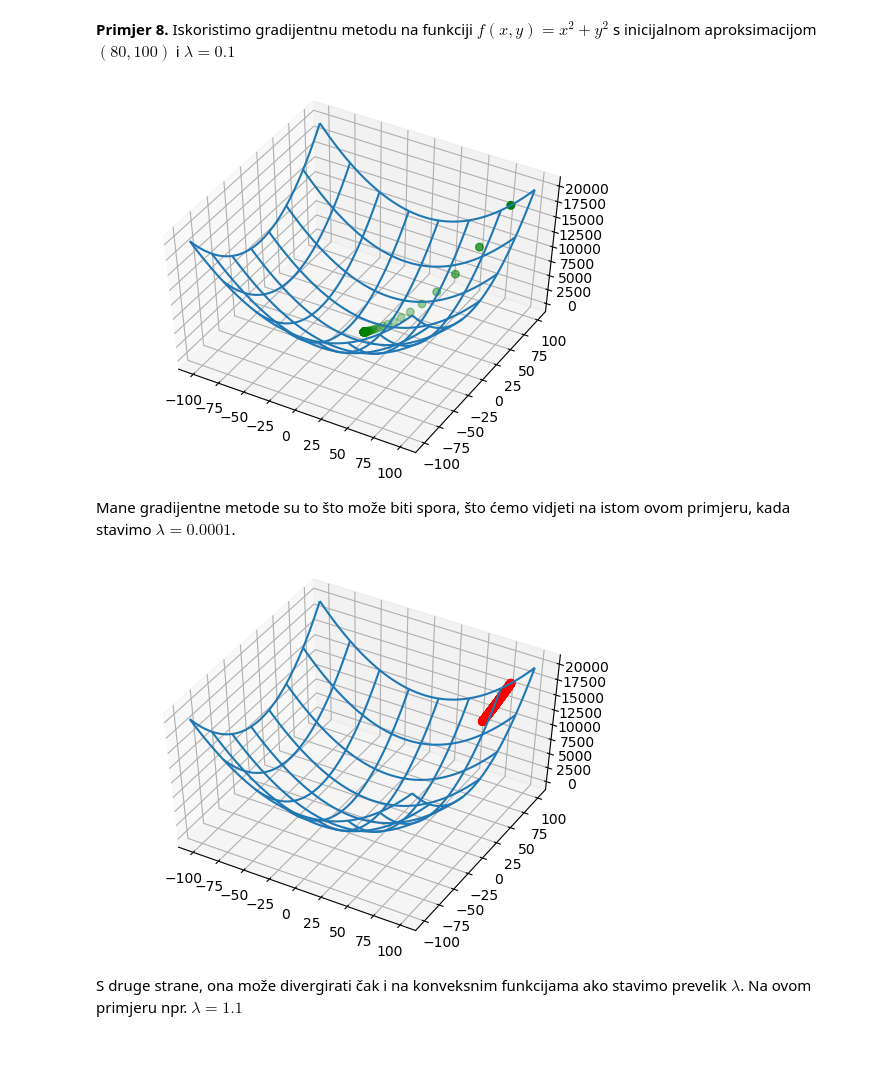
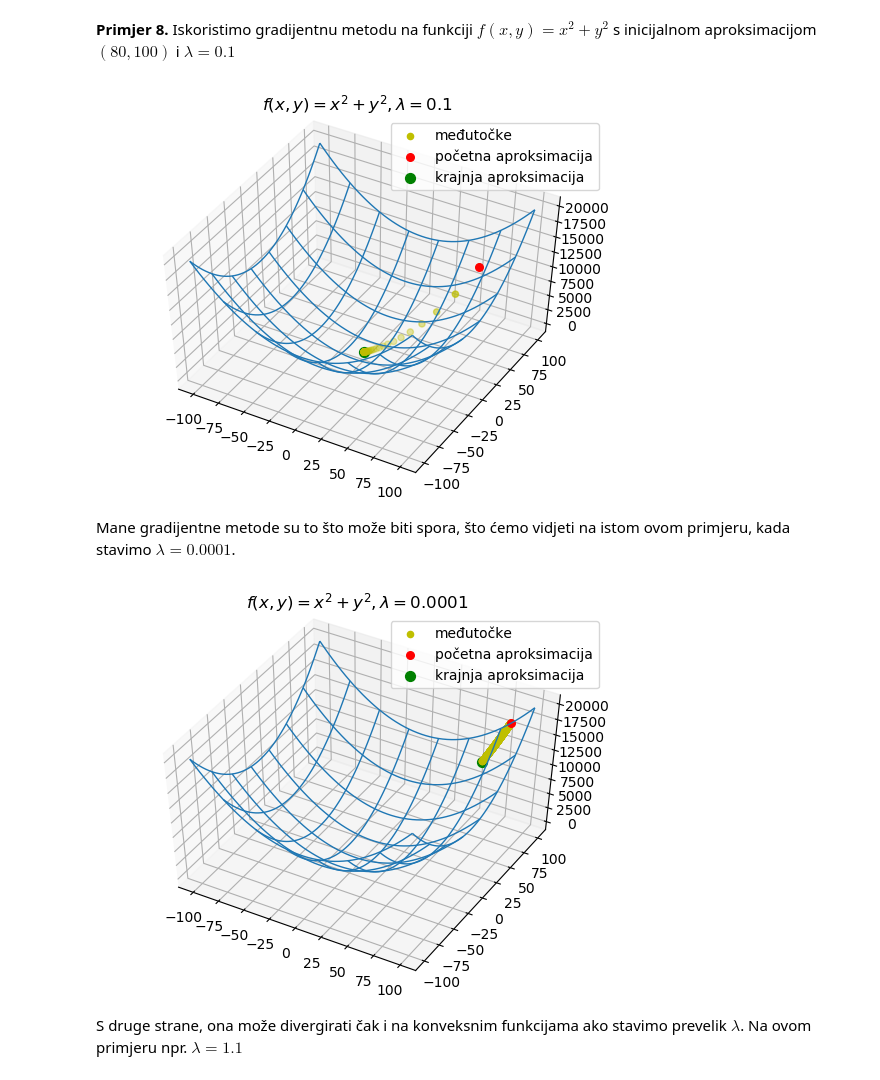
Before and after one commit to valental/MS, a Jupyter notebook: ekstremi_funkcija.ipynb, the cells around one changed output. Saved outputs shown, nothing was run; the diff lists cells and outputs as text; code cells hidden in the pictures; blank space fills up the shorter version.

Commit message:
Promijenjene boje grafova i dodani naslovi, promijenjen ispis aproksimacija, dodan YouTube video i plot aproksimacija Hill CLimbingom.

```diff
--- a/ekstremi_funkcija.ipynb
+++ b/ekstremi_funkcija.ipynb
@@ -247,7 +258,7 @@ Stacionarne točke: [(3, 2, -3, -2)]
 # %% [markdown]
 Jedini kandidat je točka $(3, 2, -3, -2)$.
 # %%
-h = hess(fsp,[x,y,z,w])
+h = hess(f(x,y,z,w),[x,y,z,w])
 h    # ovisi o x i y
 # %% [output]
 Matrix([
@@ -312,35 +323,39 @@ def grad_met(f, var, lamda, aproks):
 # %%
 x,y = sp.symbols('x y')
 
 def f(x,y):
     return x**2 + y**2
 
-fsp = f(x,y)
-
-aproks, history = grad_met(fsp, [x,y], 0.1, [80,100])
+aproks, history = grad_met(f(x,y), [x,y], 0.1, [80,100])
 
 for el in history:
-    el.extend([ f(el[0],el[1]) ])
+    el.extend([f(el[0],el[1])])
 
 X = []
 Y = []
 Z = []
-for el in history:
-    X.extend([el[0]])
-    Y.extend([el[1]])
-    Z.extend([el[2]])
+for i in range(len(history)-2):
+    X.extend([history[i+1][0]])
+    Y.extend([history[i+1][1]])
+    Z.extend([history[i+1][2]])
 
 %matplotlib agg
+
 fig = plt.figure()
 ax = fig.add_subplot(1, 1, 1, projection='3d')
 x, y = np.meshgrid(np.linspace(-100, 100), np.linspace(-100, 100))
 z = f(x,y)
-ax.plot_wireframe(x, y, z, rstride=7, cstride=7, zorder=-100)
-ax.scatter(X, Y, Z, s=30, c='g', zorder=1000000)
+ax.plot_wireframe(x, y, z, rstride=7, cstride=7, linewidth=1)
+ax.scatter(X, Y, Z, s=20, c='y', label='međutočke')
+ax.scatter(X[0], Y[0], Z[0], s=30, c='r', label='početna aproksimacija')
+ax.scatter(X[-1], Y[-1], Z[-1], s=50, c='g', label='krajnja aproksimacija')
+ax.legend()
+ax.set_title('$f(x,y) = x^2 + y^2, \lambda = 0.1$', y=1.08 )
 ax.view_init(elev=50)
+
 fig
 # %% [output]
-[figure, old version]
+[figure, new version]
 # %% [markdown]
 Mane gradijentne metode su to što može biti spora, što ćemo vidjeti na istom ovom primjeru, kada stavimo $\lambda = 0.0001$.
 # %%
@@ -349,32 +364,36 @@ x,y = sp.symbols('x y')
 def f(x,y):
     return x**2 + y**2
 
-fsp = f(x,y)
-
-aproks, history = grad_met(fsp, [x,y], 0.0001, [80,100])
+aproks, history = grad_met(f(x,y), [x,y], 0.0001, [80,100])
 
 for el in history:
-    el.extend([ f(el[0],el[1]) ])
+    el.extend([f(el[0],el[1])])
 
 X = []
 Y = []
 Z = []
-for el in history:
-    X.extend([el[0]])
-    Y.extend([el[1]])
-    Z.extend([el[2]])
+for i in range(len(history)-2):
+    X.extend([history[i+1][0]])
+    Y.extend([history[i+1][1]])
+    Z.extend([history[i+1][2]])
 
 %matplotlib agg
+
 fig = plt.figure()
 ax = fig.add_subplot(1, 1, 1, projection='3d')
 x, y = np.meshgrid(np.linspace(-100, 100), np.linspace(-100, 100))
 z = f(x,y)
-ax.plot_wireframe(x, y, z, rstride=7, cstride=7, zorder=-100)
-ax.scatter(X, Y, Z, s=30, c='r', zorder=1000000)
+ax.plot_wireframe(x, y, z, rstride=7, cstride=7, linewidth=1)
+ax.scatter(X, Y, Z, s=20, c='y', label='međutočke')
+ax.scatter(X[0], Y[0], Z[0], s=30, c='r', label='početna aproksimacija')
+ax.scatter(X[-1], Y[-1], Z[-1], s=50, c='g', label='krajnja aproksimacija')
+ax.legend()
+ax.set_title('$f(x,y) = x^2 + y^2, \lambda = 0.0001$', y=1.08 )
 ax.view_init(elev=50)
+
 fig
 # %% [output]
-[figure, old version]
+[figure, new version]
 # %% [markdown]
 S druge strane, ona može divergirati čak i na konveksnim funkcijama ako stavimo prevelik $\lambda$. Na ovom primjeru npr. $\lambda = 1.1$
 # %%
```
Also changed, not shown: parts of 29 cells of this notebook.
